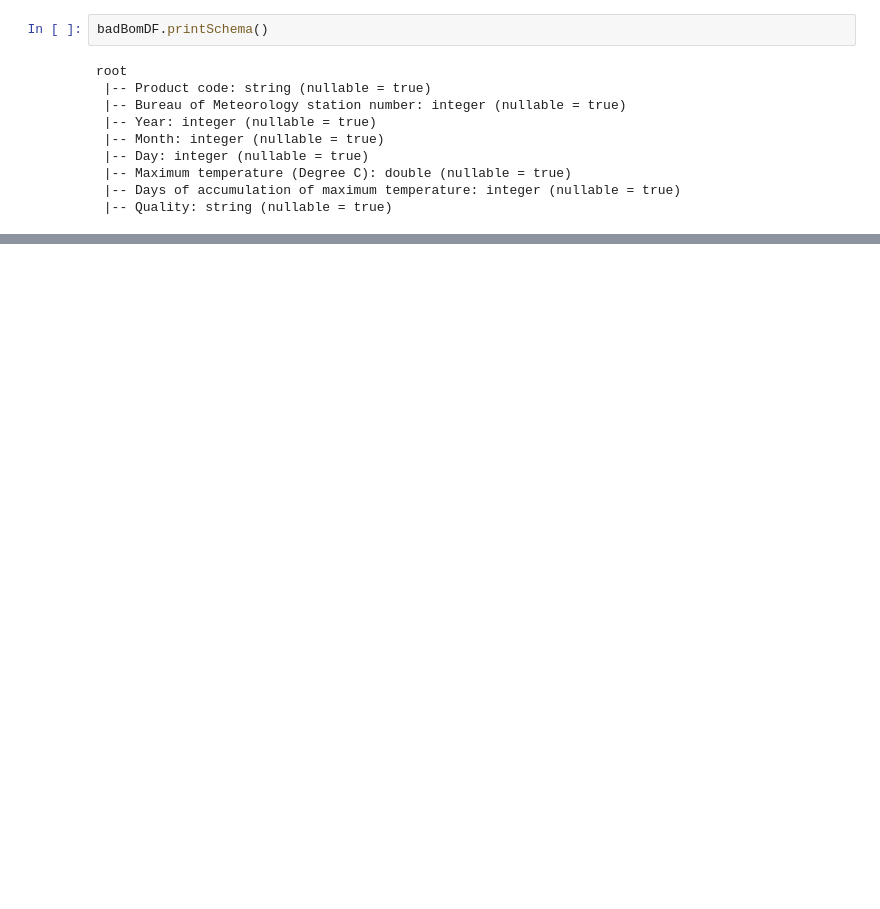
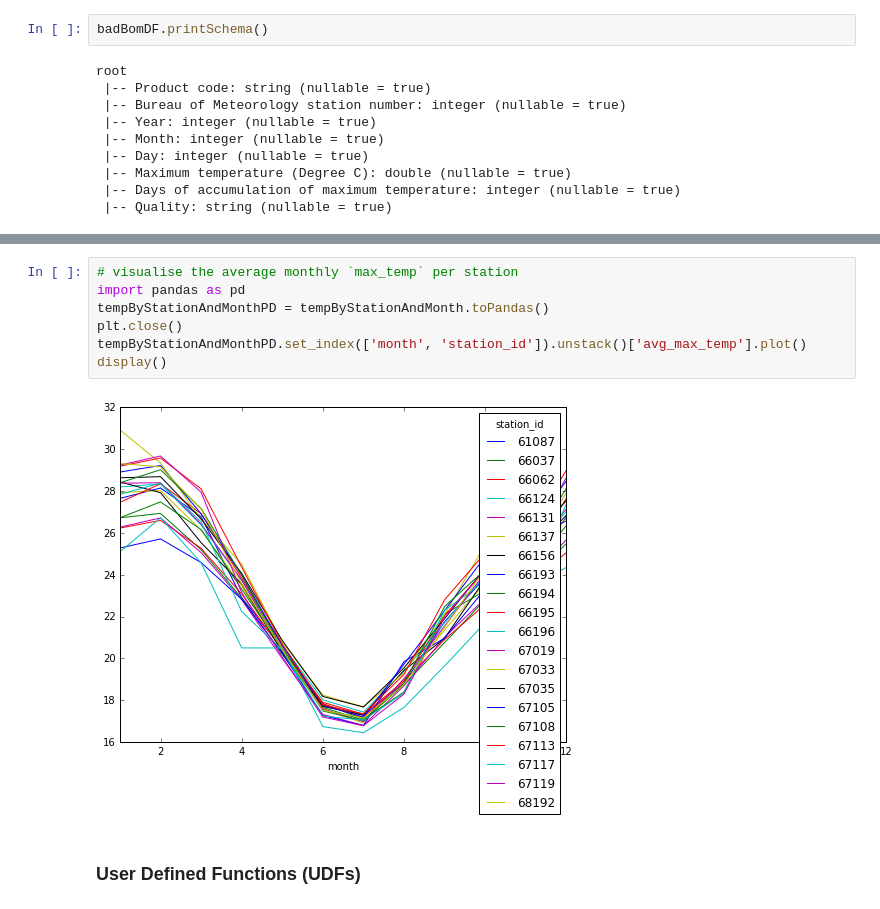
Before and after one commit to piotrszul/spark-tutorial, a Jupyter notebook: notebooks/2.3_StructuredData-Analyzing.ipynb, the cells around one changed output, grey strips where cells are left out. Cells and saved outputs as stored; diff of their text form; blank space fills up the shorter version.

```diff
--- a/notebooks/2.3_StructuredData-Analyzing.ipynb
+++ b/notebooks/2.3_StructuredData-Analyzing.ipynb
@@ -300,0 +140,11 @@ sql('''SELECT station_id, month, avg(max_temp) AS avg_max_temperature FROM bom
+# %%
+# visualise the average monthly `max_temp` per station
+import pandas as pd
+tempByStationAndMonthPD = tempByStationAndMonth.toPandas()
+plt.close()
+tempByStationAndMonthPD.set_index(['month', 'station_id']).unstack()['avg_max_temp'].plot()
+display()
+# %% [output]
+[figure, added]
+# %% [markdown]
+### User Defined Functions (UDFs)
```
Also changed, not shown: parts of 58 cells of this notebook, 1 other file.
